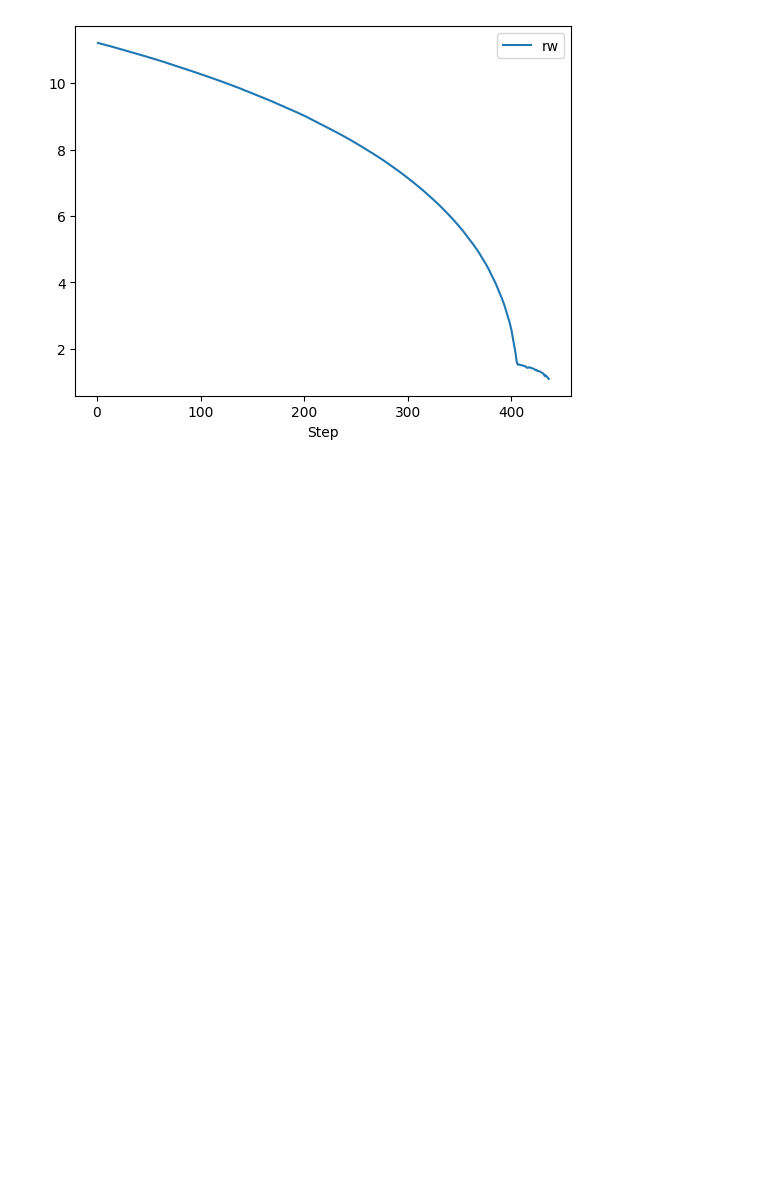
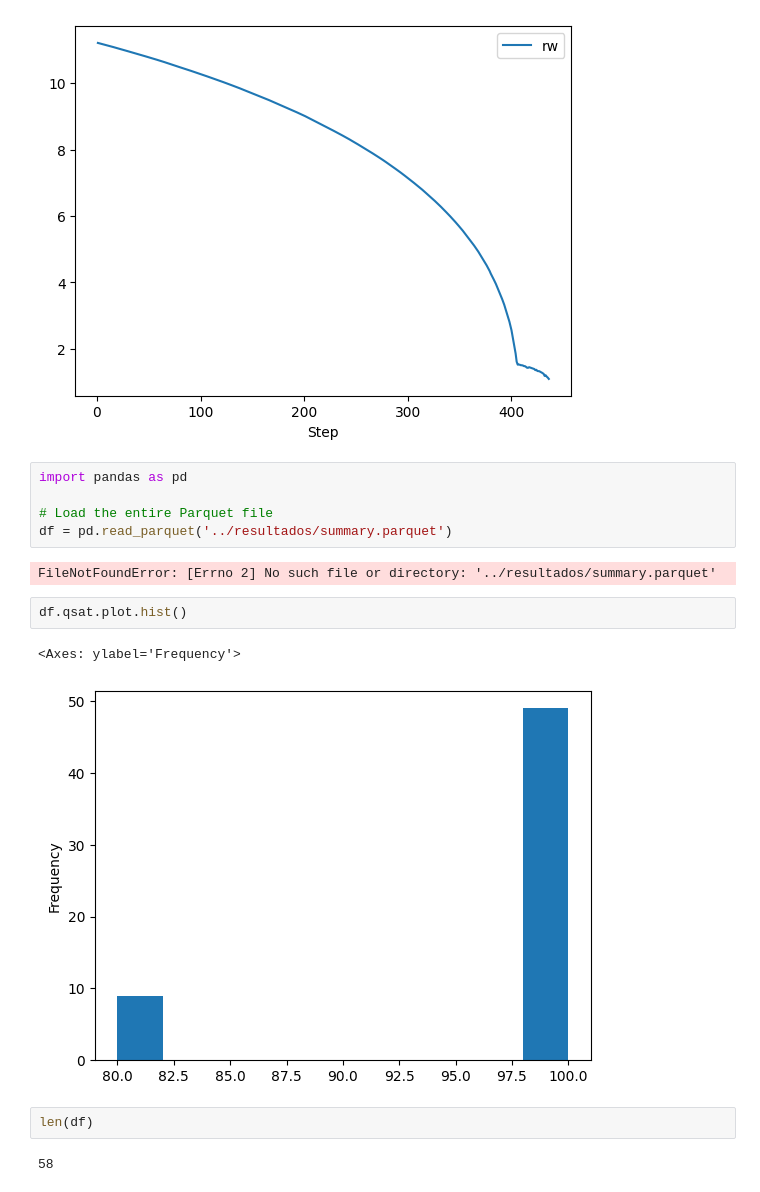
Before and after one commit to macastelblancog/MESA_DuneAgents, a Jupyter notebook: notebooks/test.ipynb, the cells around one changed output. Drawn from its saved outputs; the diff is of its cells as text; blank space fills up the shorter version.

Commit message:
Correcion visualizacion,

```diff
--- a/notebooks/test.ipynb
+++ b/notebooks/test.ipynb
@@ -75,3 +75,19 @@ single_dune.plot(y='rw')
 # %% [output]
 <Axes: xlabel='Step'>
 [figure]
+# %%
+import pandas as pd
+
+# Load the entire Parquet file
+df = pd.read_parquet('../resultados/summary.parquet')
+# %% [output]
+FileNotFoundError: [Errno 2] No such file or directory: '../resultados/summary.parquet'
+# %%
+df.qsat.plot.hist()
+# %% [output]
+<Axes: ylabel='Frequency'>
+[figure, added]
+# %%
+len(df)
+# %% [output]
+58
```
Also changed, not shown: 3 other files.
